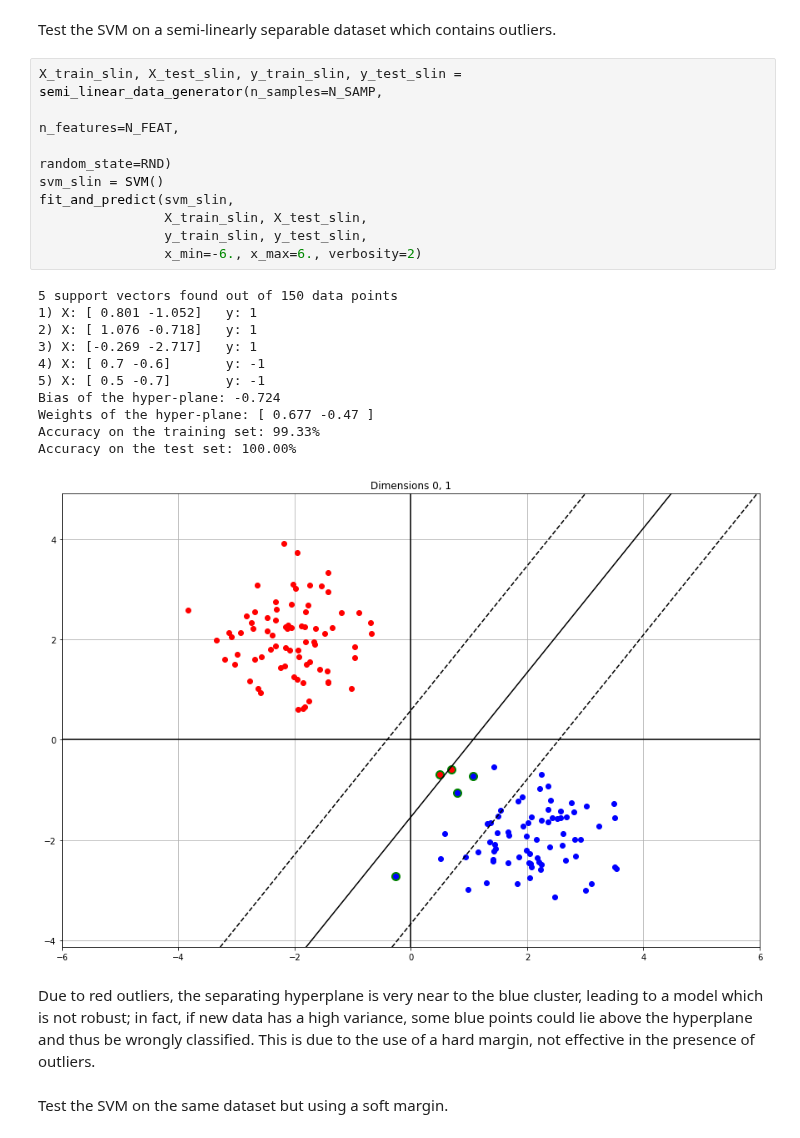
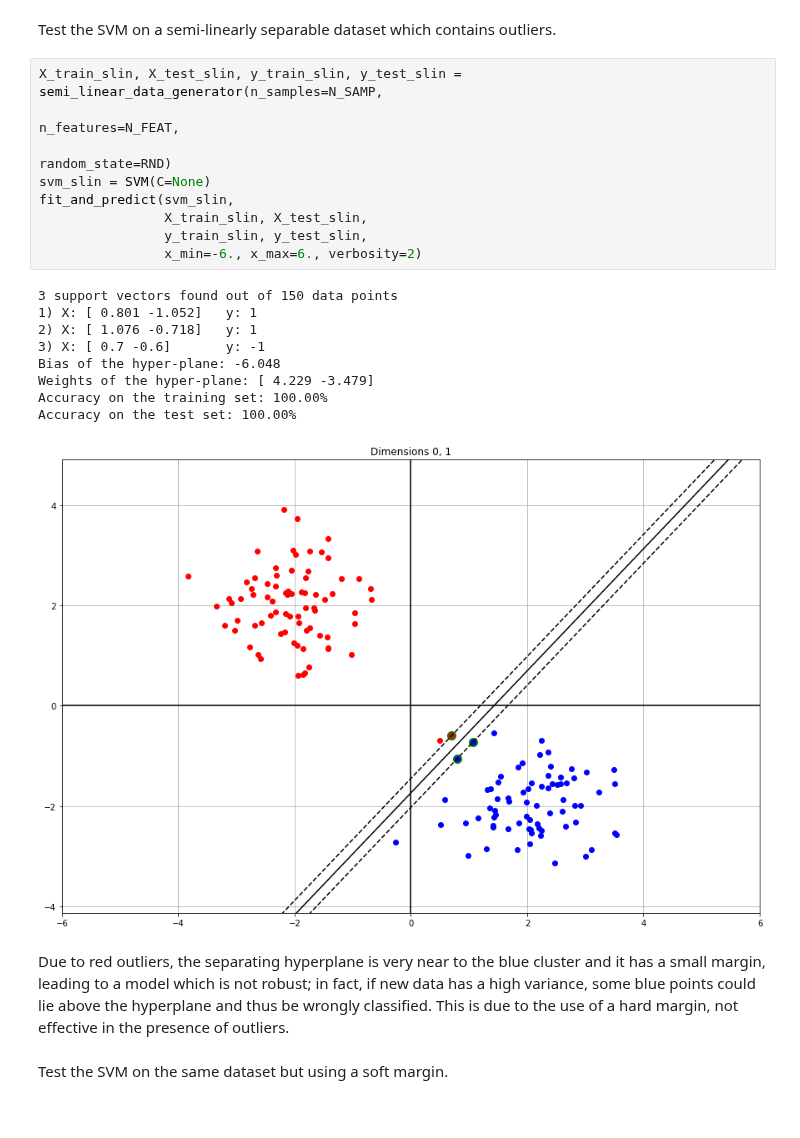
Before and after one commit to nihil21/custom-svm, a Jupyter notebook: custom-svm/svm_usecase.ipynb, the cells around one changed output. Saved outputs shown, nothing was run; the diff lists cells and outputs as text.

Commit message:
Soft margin corrected, notebook updated

```diff
--- a/custom-svm/svm_usecase.ipynb
+++ b/custom-svm/svm_usecase.ipynb
@@ -107,26 +107,24 @@ Test the SVM on a semi-linearly separable dataset which contains outliers.
 # %%
 X_train_slin, X_test_slin, y_train_slin, y_test_slin = semi_linear_data_generator(n_samples=N_SAMP,
                                                                                   n_features=N_FEAT,
                                                                                   random_state=RND)
-svm_slin = SVM()
+svm_slin = SVM(C=None)
 fit_and_predict(svm_slin,
                 X_train_slin, X_test_slin,
                 y_train_slin, y_test_slin,
                 x_min=-6., x_max=6., verbosity=2)
 # %% [output]
-5 support vectors found out of 150 data points
+3 support vectors found out of 150 data points
 1) X: [ 0.801 -1.052]   y: 1
 2) X: [ 1.076 -0.718]   y: 1
-3) X: [-0.269 -2.717]   y: 1
-4) X: [ 0.7 -0.6]       y: -1
-5) X: [ 0.5 -0.7]       y: -1
-Bias of the hyper-plane: -0.724
-Weights of the hyper-plane: [ 0.677 -0.47 ]
-Accuracy on the training set: 99.33%
+3) X: [ 0.7 -0.6]       y: -1
+Bias of the hyper-plane: -6.048
+Weights of the hyper-plane: [ 4.229 -3.479]
+Accuracy on the training set: 100.00%
 Accuracy on the test set: 100.00%
-[figure, old version]
+[figure, new version]
 # %% [markdown]
-Due to red outliers, the separating hyperplane is very near to the blue cluster, leading to a model which is not robust; in fact, if new data has a high variance, some blue points could lie above the hyperplane and thus be wrongly classified. This is due to the use of a hard margin, not effective in the presence of outliers.
+Due to red outliers, the separating hyperplane is very near to the blue cluster and it has a small margin, leading to a model which is not robust; in fact, if new data has a high variance, some blue points could lie above the hyperplane and thus be wrongly classified. This is due to the use of a hard margin, not effective in the presence of outliers.
 # %% [markdown]
 Test the SVM on the same dataset but using a soft margin.
 # %%
```
Also changed, not shown: parts of 5 cells of this notebook, 1 other file.
